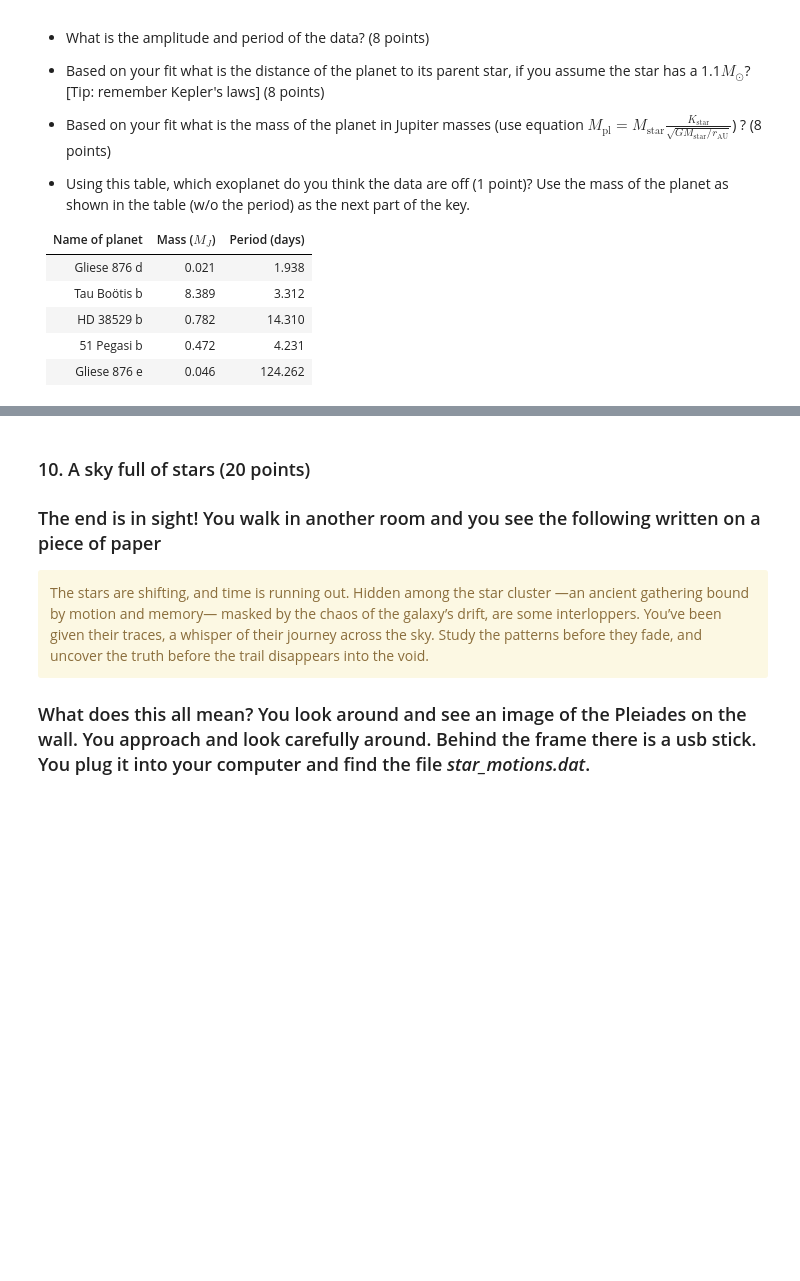
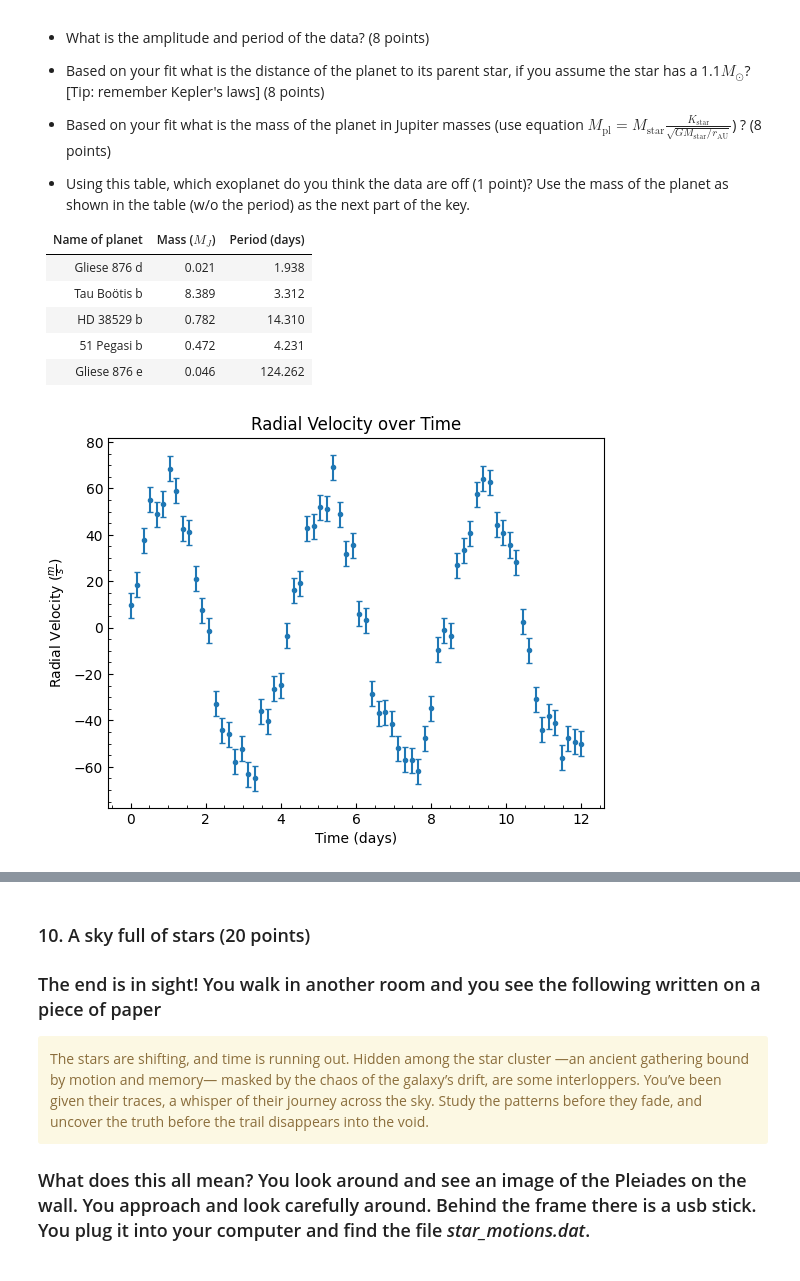
Before and after one commit to amedina695/lectures_git, a Jupyter notebook: midterm/Midterm_F25-classroom.ipynb, the cells around one changed output, grey strips where cells are left out. Cells and saved outputs as stored; diff of their text form; code cells hidden in the pictures; blank space fills up the shorter version.

```diff
--- a/midterm/Midterm_F25-classroom.ipynb
+++ b/midterm/Midterm_F25-classroom.ipynb
@@ -730,3 +868,24 @@ Tau Boötis b|	8.389	| 3.312
 HD 38529 b	 |   0.782	| 14.310
 51 Pegasi b |	0.472 |	4.231
 Gliese 876 e|	0.046 |	124.262
+# %%
+# Reading the file
+
+prob9dat = pd.read_csv("problem9_rv.csv")
+#print(prob9dat)
+time9 = prob9dat['Time [days]']
+rave9 = prob9dat['Radial Velocity [m/s]']
+rerr9 = prob9dat['RV error [m/s]']
+# %%
+# Plot
+
+plt.figure()
+plt.errorbar(time9, rave9, yerr=rerr9, fmt='.', capsize=2)
+plt.xlabel('Time (days)')
+plt.ylabel(r'Radial Velocity ($\frac{m}{s}$)')
+plt.title('Radial Velocity over Time')
+plt.minorticks_on()
+plt.tick_params(direction='in', which='both')
+plt.show()
+# %% [output]
+[figure, added]
```
Also changed, not shown: parts of 15 cells of this notebook, 7 other files.
